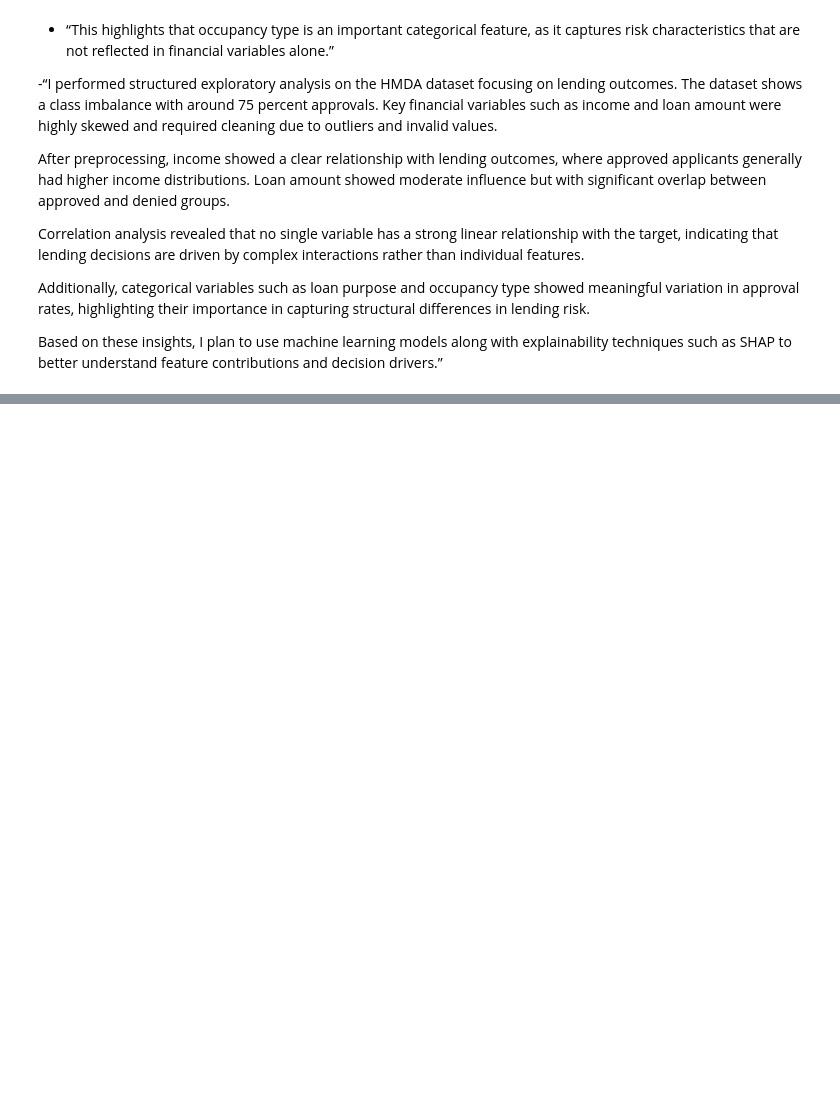
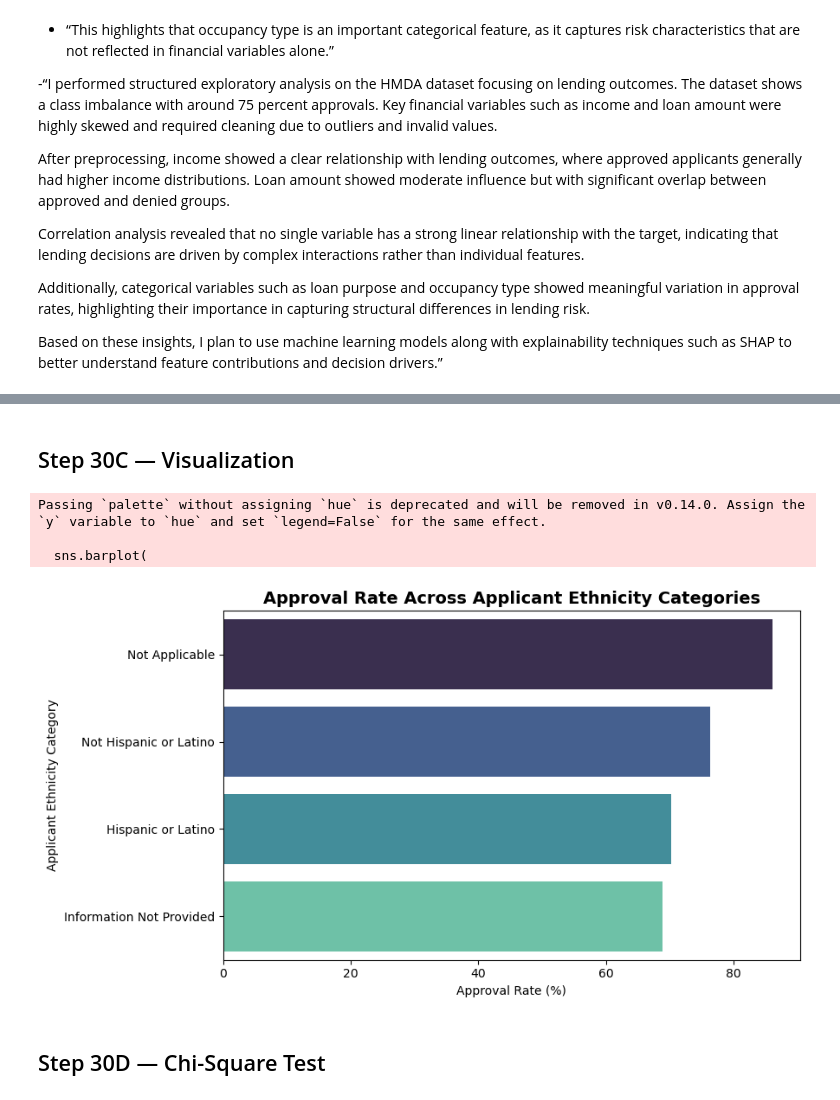
Before and after one commit to Shivashankar-Chari/hmda-capstone-analysis, a Jupyter notebook: 01_data_understanding_details.ipynb, the cells around one changed output, grey strips where cells are left out. Cells and saved outputs as stored; diff of their text form; code cells hidden in the pictures; blank space fills up the shorter version.

```diff
--- a/01_data_understanding_details.ipynb
+++ b/01_data_understanding_details.ipynb
@@ -736,0 +953,18 @@ plt.show()
+# %%
+# Map applicant ethnicity codes to readable categories
+
+ethnicity_mapping = {
+    1: "Hispanic or Latino",
+    2: "Not Hispanic or Latino",
+    3: "Information Not Provided",
+    4: "Not Applicable"
+}
+
+# Create ethnicity category column
+df_sample["ethnicity_category"] = (
+    df_sample["applicant_ethnicity_1"]
+    .map(ethnicity_mapping)
+)
+
+# Display frequency distribution
+df_sample["ethnicity_category"].value_counts(dropna=False)
@@ -736,0 +1010,42 @@ plt.show()
+# %% [markdown]
+## Step 30C — Visualization
+# %%
+# Visualize approval rate across ethnicity categories
+
+import matplotlib.pyplot as plt
+import seaborn as sns
+
+plt.figure(figsize=(9, 5))
+
+sns.barplot(
+    data=ethnicity_approval_df,
+    x="Approval Rate (%)",
+    y="Ethnicity Category",
+    palette="mako"
+)
+
+plt.title(
+    "Approval Rate Across Applicant Ethnicity Categories",
+    fontsize=14,
+    fontweight="bold"
+)
+
+plt.xlabel("Approval Rate (%)")
+plt.ylabel("Applicant Ethnicity Category")
+
+plt.tight_layout()
+
+plt.savefig(
+    "../outputs/figures/approval_rate_by_ethnicity.png",
+    dpi=300,
+    bbox_inches="tight"
+)
+
+plt.show()
+# %% [output]
+Passing `palette` without assigning `hue` is deprecated and will be removed in v0.14.0. Assign the `y` variable to `hue` and set `legend=False` for the same effect.
+
+  sns.barplot(
+[figure, added]
+# %% [markdown]
+## Step 30D — Chi-Square Test
```
Also changed, not shown: parts of 143 cells of this notebook.
